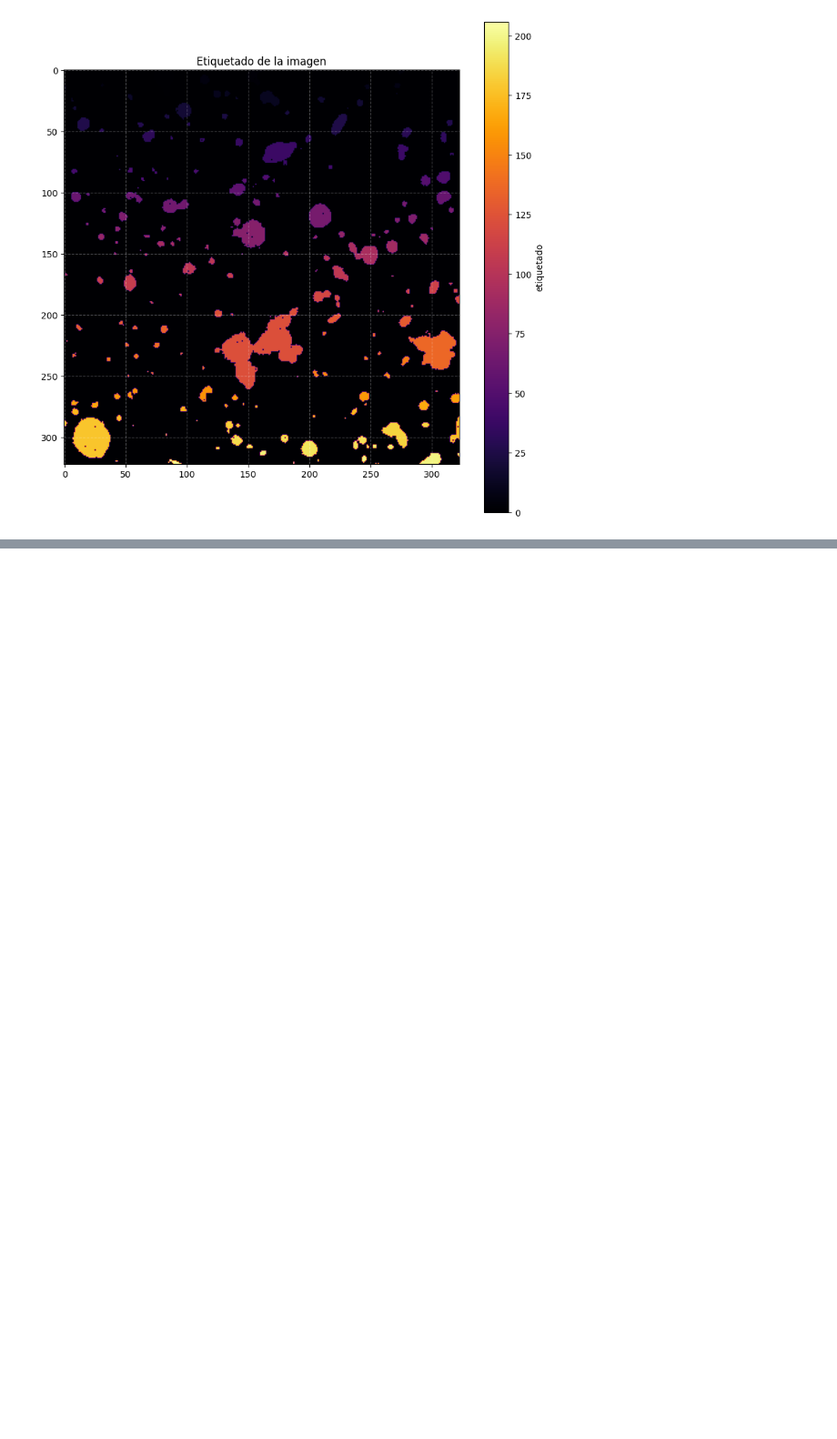
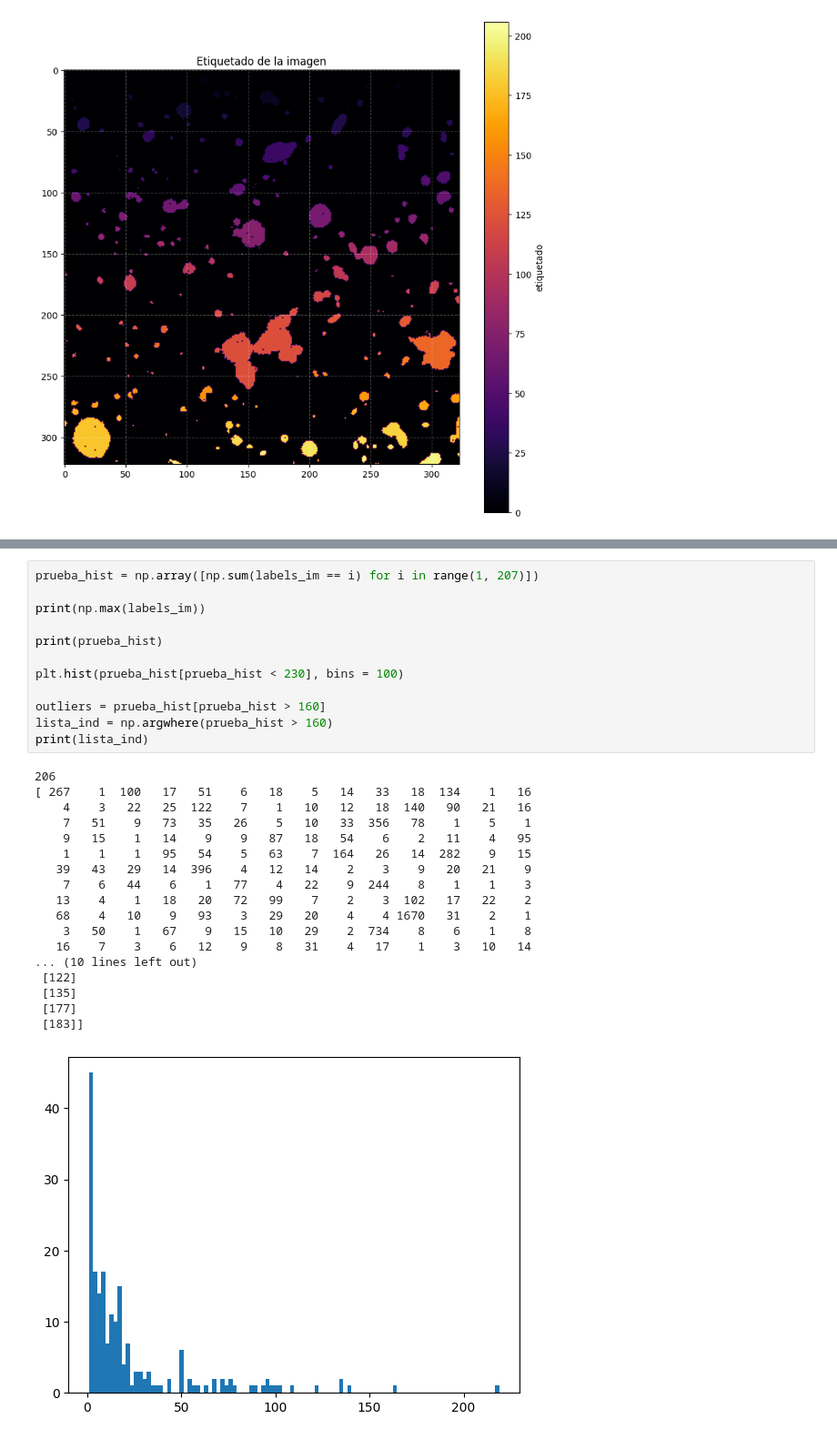
Before and after one commit to CrushinAngel/Galaxias-en-Deep-Fields, a Jupyter notebook: Deep_Fields.ipynb, the cells around one changed output, grey strips where cells are left out. Shown at 91% size. Cells and saved outputs as stored; diff of their text form; blank space fills up the shorter version.

```diff
--- a/Deep_Fields.ipynb
+++ b/Deep_Fields.ipynb
@@ -219,0 +232,31 @@ plt.show()
+# %%
+prueba_hist = np.array([np.sum(labels_im == i) for i in range(1, 207)])
+
+print(np.max(labels_im))
+
+print(prueba_hist)
+
+plt.hist(prueba_hist[prueba_hist < 230], bins = 100)
+
+outliers = prueba_hist[prueba_hist > 160]
+lista_ind = np.argwhere(prueba_hist > 160)
+print(lista_ind)
+# %% [output]
+206
+[ 267    1  100   17   51    6   18    5   14   33   18  134    1   16
+    4    3   22   25  122    7    1   10   12   18  140   90   21   16
+    7   51    9   73   35   26    5   10   33  356   78    1    5    1
+    9   15    1   14    9    9   87   18   54    6    2   11    4   95
+    1    1    1   95   54    5   63    7  164   26   14  282    9   15
+   39   43   29   14  396    4   12   14    2    3    9   20   21    9
+    7    6   44    6    1   77    4   22    9  244    8    1    1    3
+   13    4    1   18   20   72   99    7    2    3  102   17   22    2
+   68    4   10    9   93    3   29   20    4    4 1670   31    2    1
+    3   50    1   67    9   15   10   29    2  734    8    6    1    8
+   16    7    3    6   12    9    8   31    4   17    1    3   10   14
+... (10 lines left out)
+ [122]
+ [135]
+ [177]
+ [183]]
+[figure, added]
```
Also changed, not shown: parts of 4 cells of this notebook.
